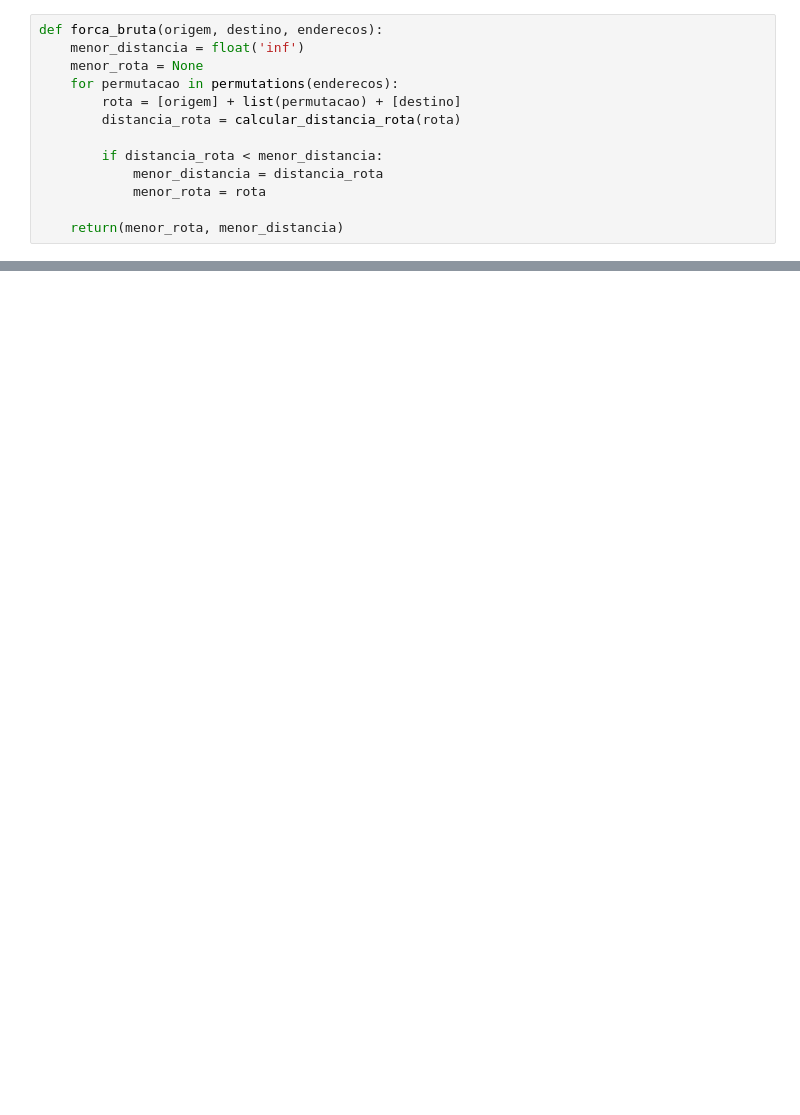
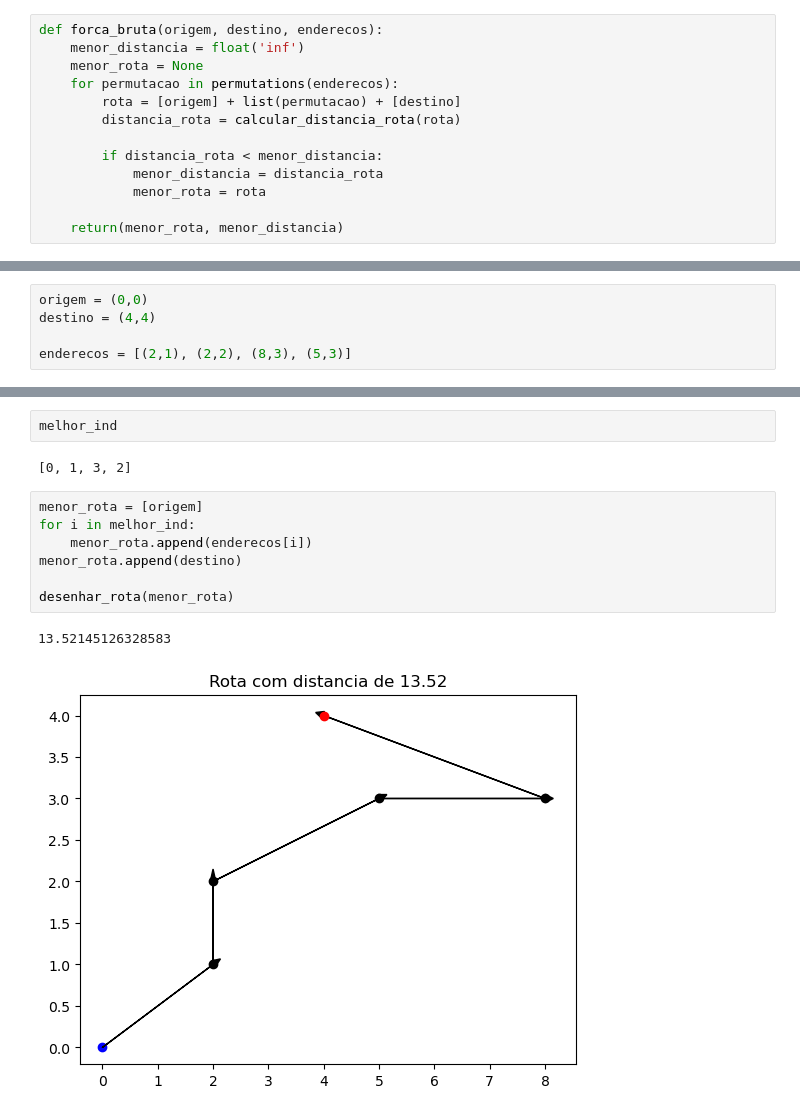
Before and after one commit to FilipePessoa30/otimizacao, a Jupyter notebook: 1-Problemas_de_rotas.ipynb, the cells around one changed output, grey strips where cells are left out. Cells and saved outputs as stored; diff of their text form; blank space fills up the shorter version.

```diff
--- a/1-Problemas_de_rotas.ipynb
+++ b/1-Problemas_de_rotas.ipynb
@@ -152,0 +226,5 @@ def forca_bruta(origem, destino, enderecos):
+# %%
+origem = (0,0)
+destino = (4,4)
+
+enderecos = [(2,1), (2,2), (8,3), (5,3)]
@@ -152,0 +300,14 @@ def forca_bruta(origem, destino, enderecos):
+# %%
+melhor_ind
+# %% [output]
+[0, 1, 3, 2]
+# %%
+menor_rota = [origem]
+for i in melhor_ind:
+    menor_rota.append(enderecos[i])
+menor_rota.append(destino)
+
+desenhar_rota(menor_rota)
+# %% [output]
+13.52145126328583
+[figure, added]
```
Also changed, not shown: parts of 16 cells of this notebook.
